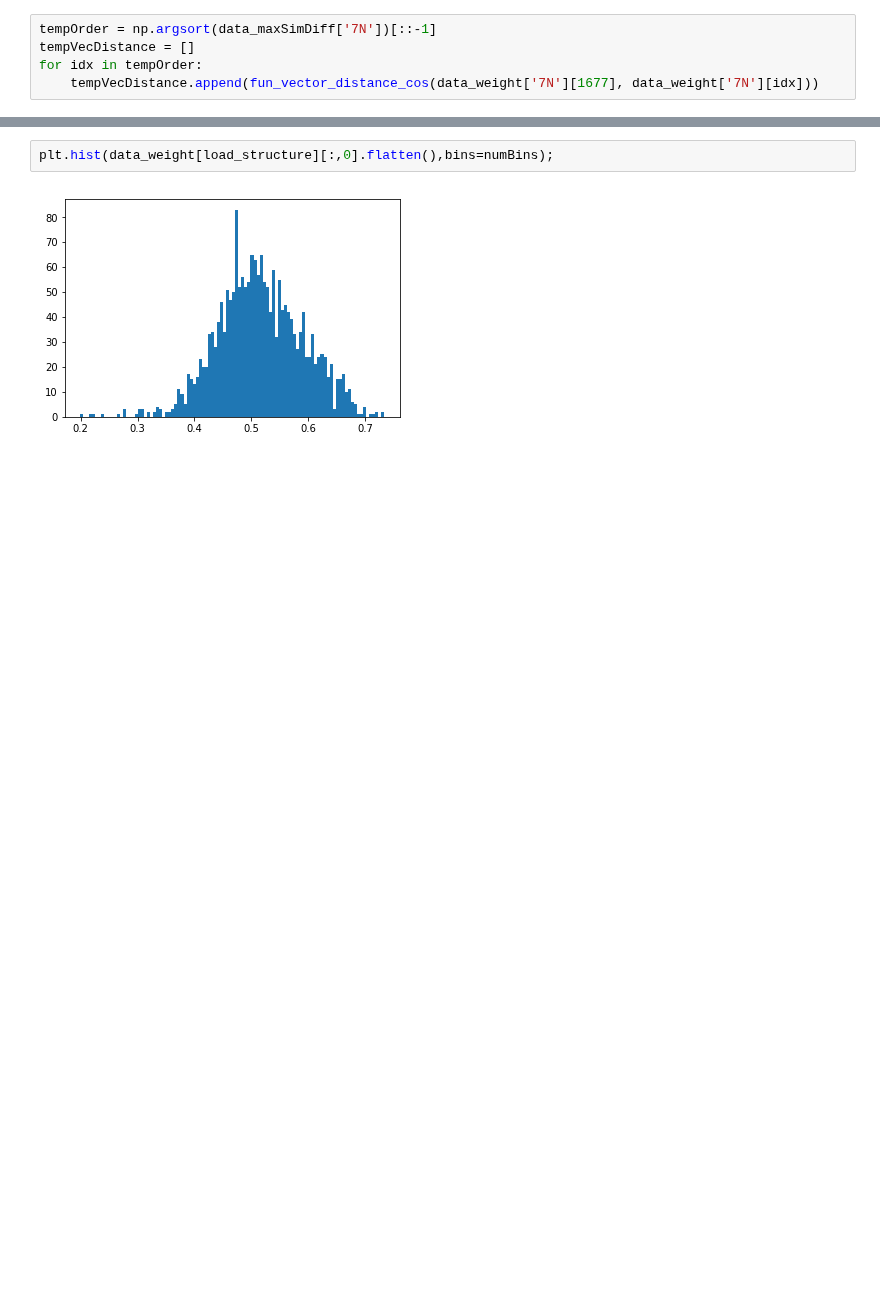
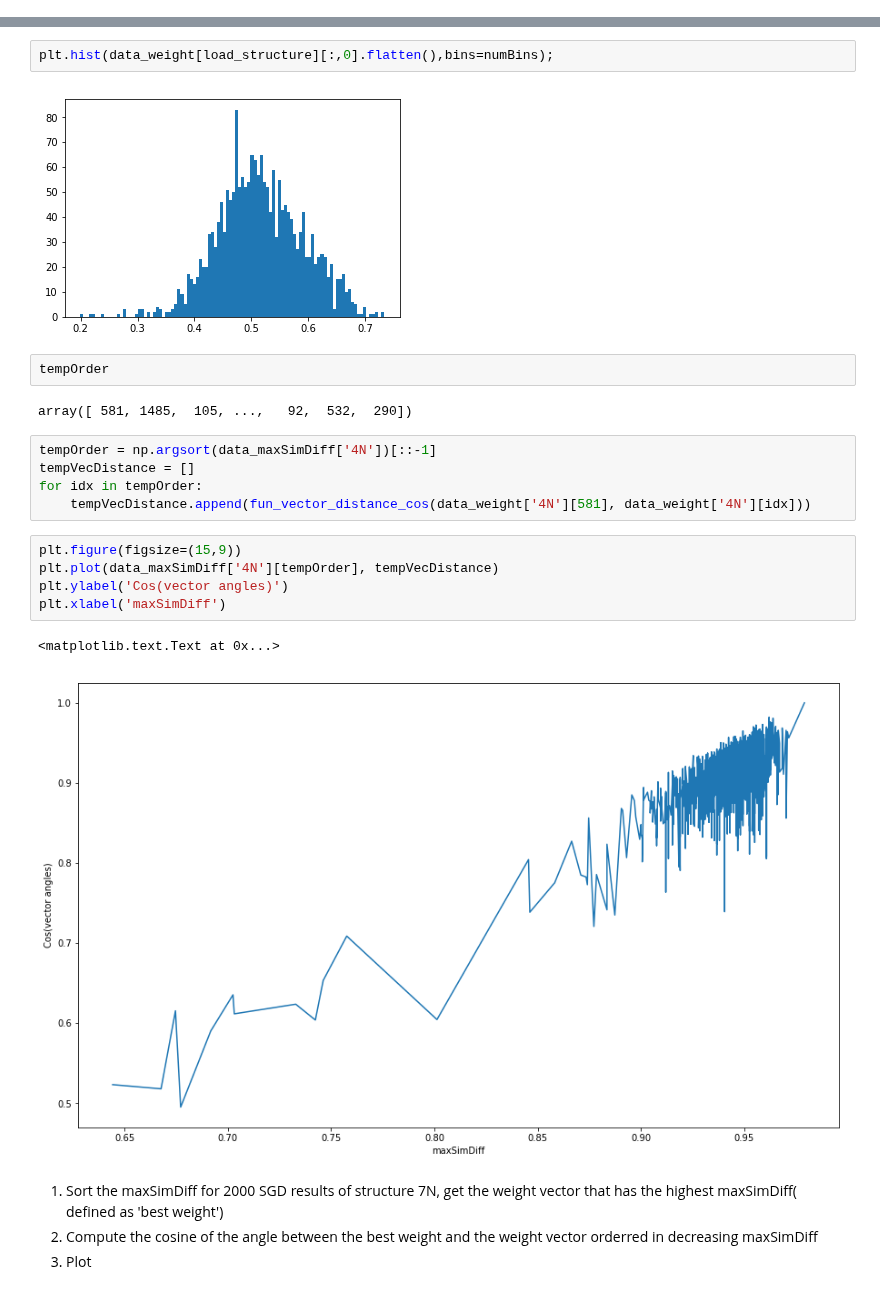
Before and after one commit to xiangjiph/MouseBrainAtlas, a Jupyter notebook: XJ/Data_analysis(Optimized_weight).ipynb, the cells around one changed output, grey strips where cells are left out. Saved outputs shown, nothing was run; the diff lists cells and outputs as text; blank space fills up the shorter version.

```diff
--- a/XJ/Data_analysis(Optimized_weight).ipynb
+++ b/XJ/Data_analysis(Optimized_weight).ipynb
@@ -207,8 +248,3 @@ def fun_vector_distance_cos(vec1, vec2):
     vec2 = np.array(vec2.flatten(), dtype=np.float)
     cos_angle = np.dot(vec1, vec2) / (np.linalg.norm(vec1) * np.linalg.norm(vec2))
     return cos_angle
-# %%
-tempOrder = np.argsort(data_maxSimDiff['7N'])[::-1]
-tempVecDistance = []
-for idx in tempOrder:
-    tempVecDistance.append(fun_vector_distance_cos(data_weight['7N'][1677], data_weight['7N'][idx]))
@@ -266,3 +331,24 @@ plt.hist(data_maxSimDiff['7N'],bins=numBins);
 plt.hist(data_weight[load_structure][:,0].flatten(),bins=numBins);
 # %% [output]
 [figure]
+# %%
+tempOrder
+# %% [output]
+array([ 581, 1485,  105, ...,   92,  532,  290])
+# %%
+tempOrder = np.argsort(data_maxSimDiff['4N'])[::-1]
+tempVecDistance = []
+for idx in tempOrder:
+    tempVecDistance.append(fun_vector_distance_cos(data_weight['4N'][581], data_weight['4N'][idx]))
+# %%
+plt.figure(figsize=(15,9))
+plt.plot(data_maxSimDiff['4N'][tempOrder], tempVecDistance)
+plt.ylabel('Cos(vector angles)')
+plt.xlabel('maxSimDiff')
+# %% [output]
+<matplotlib.text.Text at 0x...>
+[figure, added]
+# %% [markdown]
+1. Sort the maxSimDiff for 2000 SGD results of structure 7N, get the weight vector that has the highest maxSimDiff( defined as 'best weight')
+2. Compute the cosine of the angle between the best weight and the weight vector orderred in decreasing maxSimDiff
+3. Plot
```
Also changed, not shown: parts of 18 cells of this notebook, 3 other files.
